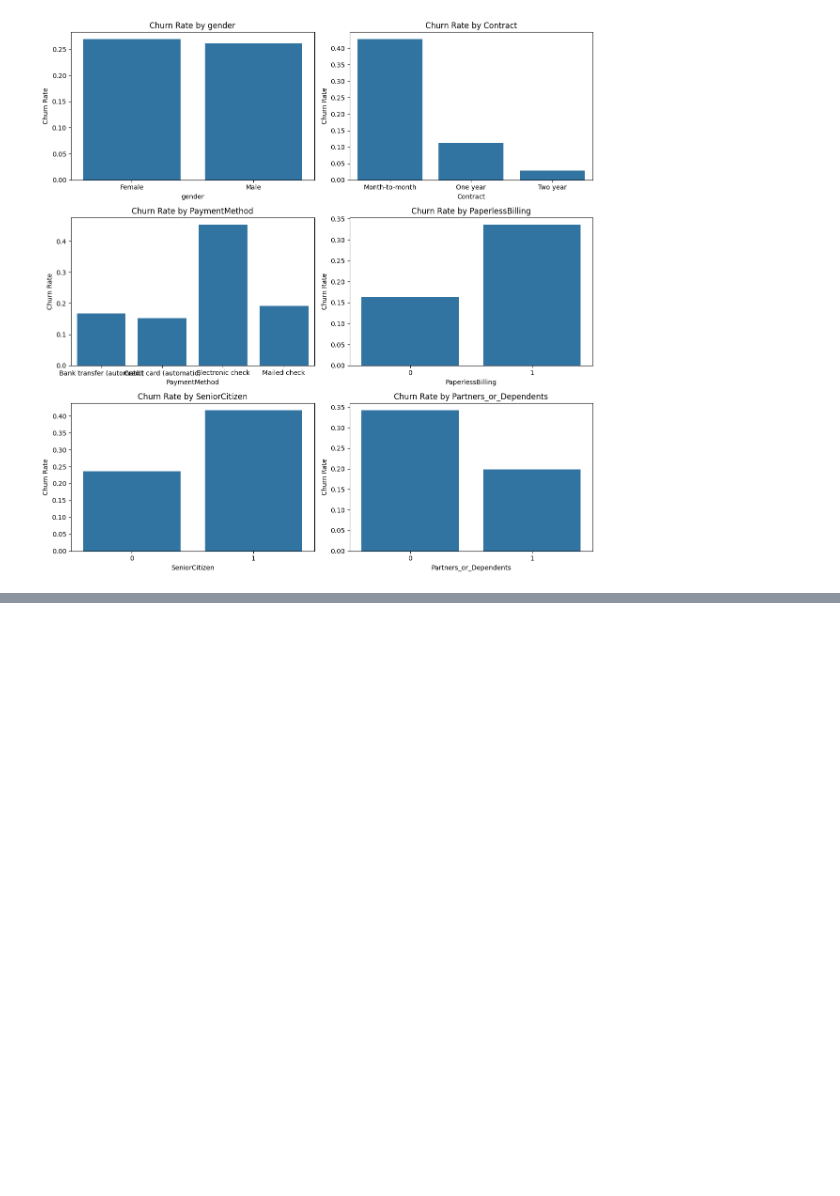
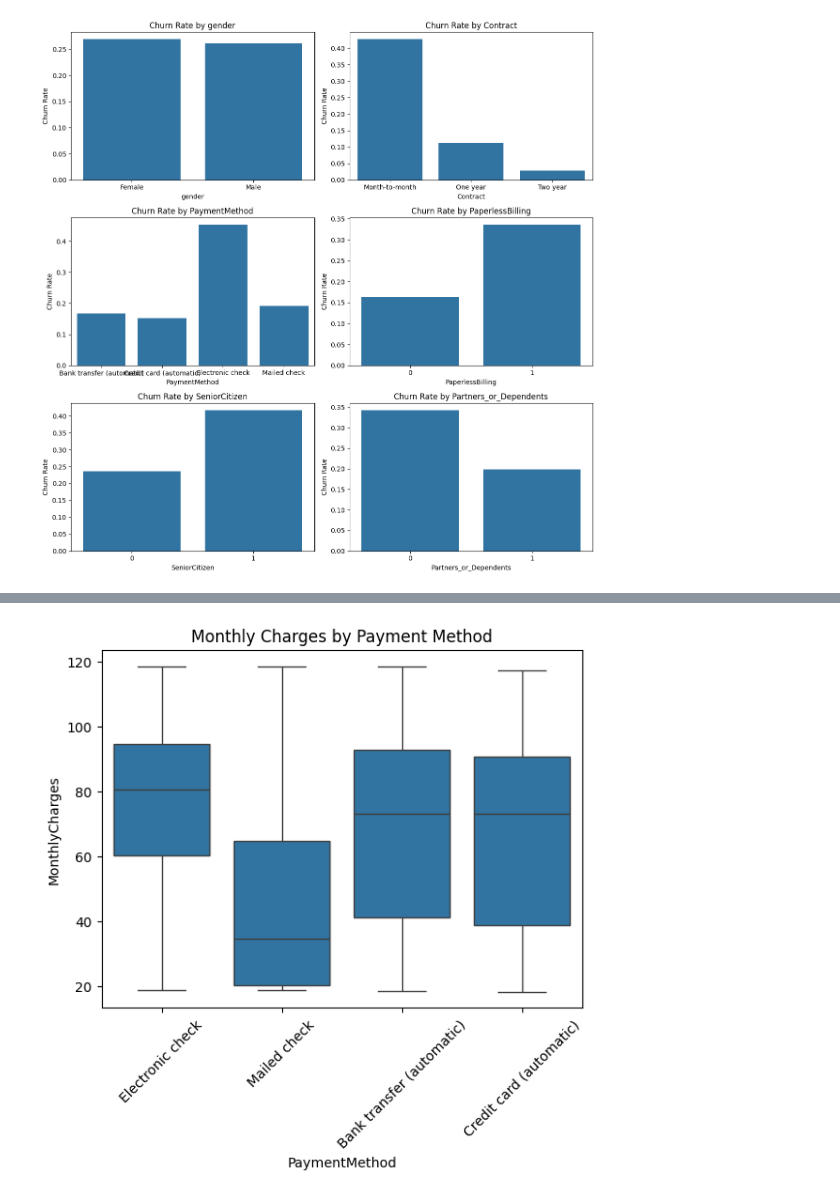
Before and after one commit to sbmccall/data-science-projects, a Jupyter notebook: telco-customer-churn/notebooks/telco_customer_churn_sbm.ipynb, the cells around one changed output, grey strips where cells are left out. Cells and saved outputs as stored; diff of their text form; code cells hidden in the pictures; blank space fills up the shorter version.

```diff
--- a/telco-customer-churn/notebooks/telco_customer_churn_sbm.ipynb
+++ b/telco-customer-churn/notebooks/telco_customer_churn_sbm.ipynb
@@ -700,0 +744,7 @@ plt.show()
+# %%
+sns.boxplot(data=df_features, x="PaymentMethod", y="MonthlyCharges")
+plt.xticks(rotation=45)
+plt.title("Monthly Charges by Payment Method")
+plt.show()
+# %% [output]
+[figure, added]
```
Also changed, not shown: parts of 4 cells of this notebook.
